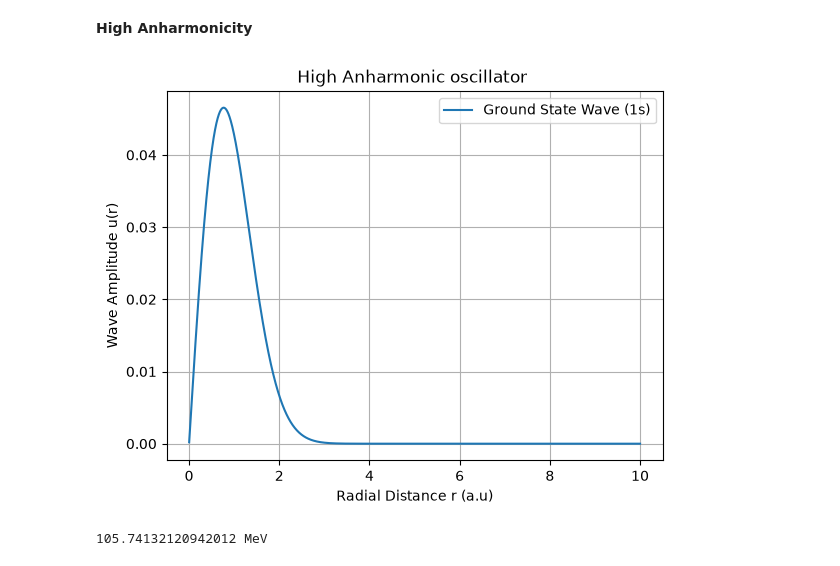
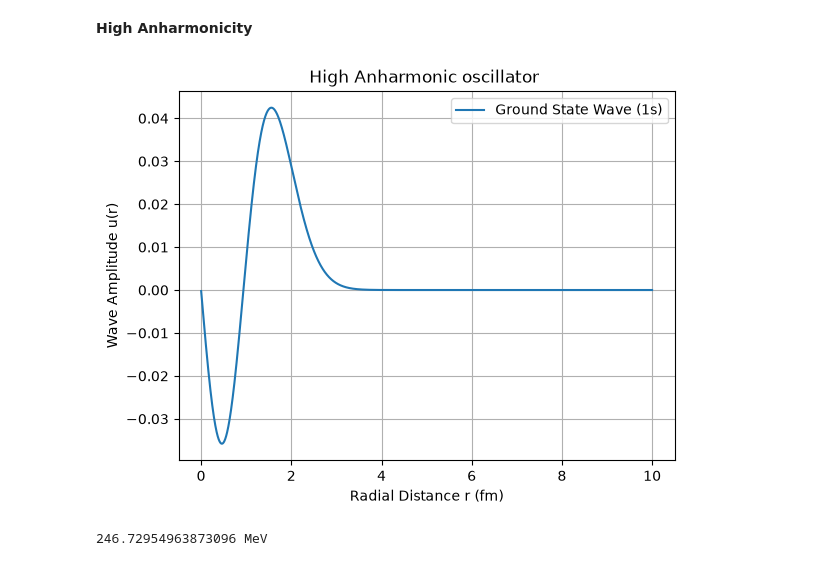
Before and after one commit to ra-vi-git/Quantum_Lab, a Jupyter notebook: Unit4_special potential.ipynb, the cells around one changed output. Drawn from its saved outputs; the diff is of its cells as text; code cells hidden in the pictures.

```diff
--- a/Unit4_special potential.ipynb
+++ b/Unit4_special potential.ipynb
@@ -16,7 +16,7 @@ m=940 #Mev/c^2
 k=100 #MeV/fm^2
 b=0
 hbar_c=197.3 #MeV.fm
-
+h_bar= 197.3
 # In atomic units, 4*pi*eps_0 is simply 1
 V = np.diag(((1/2)*k*(r**2)) + (1/3)*b*(r**2)) # np.diag() make array to matix
 
@@ -106,25 +106,25 @@ print(energies[0],"MeV")
 # %%
 b_h=30
 V_h = np.diag(((1/2)*k*(r**2)) + (1/3)*b_h*(r**2))
 
 # final matix say F
 F_h = H + V_h + D
 
 energies, wavefunctions = np.linalg.eigh(F_h)
 
 #sloution
-u_0 = -wavefunctions[:, 0]
+u_0 = -wavefunctions[:, 1]
 
 #plot
 plt.plot(r, u_0, label="Ground State Wave (1s)")
 #plt.xlim(0,0.04)
 plt.title("High Anharmonic oscillator ")
 plt.xlabel("Radial Distance r (fm)")
 plt.ylabel("Wave Amplitude u(r)")
 plt.legend()
 plt.grid(True)
 plt.show()
-print(energies[0],"MeV")
+print(energies[1],"MeV")
 # %% [output]
-[figure, old version]
+[figure, new version]
-105.74132120942012 MeV
+246.72954963873096 MeV
```
Also changed, not shown: parts of 3 cells of this notebook, 4 other files.
